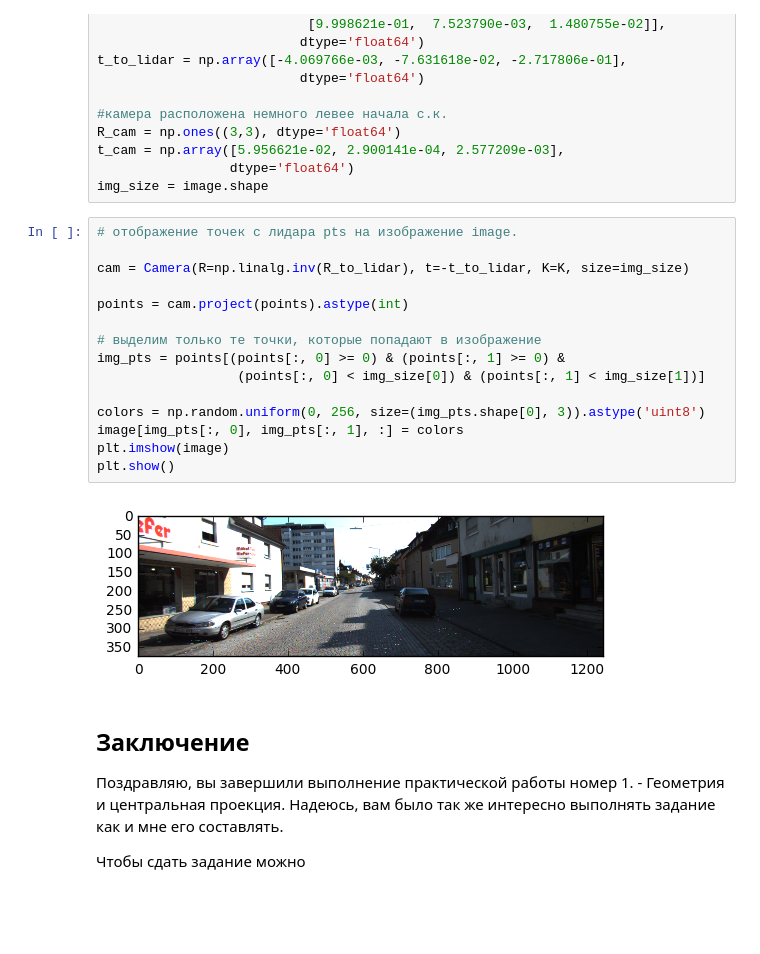
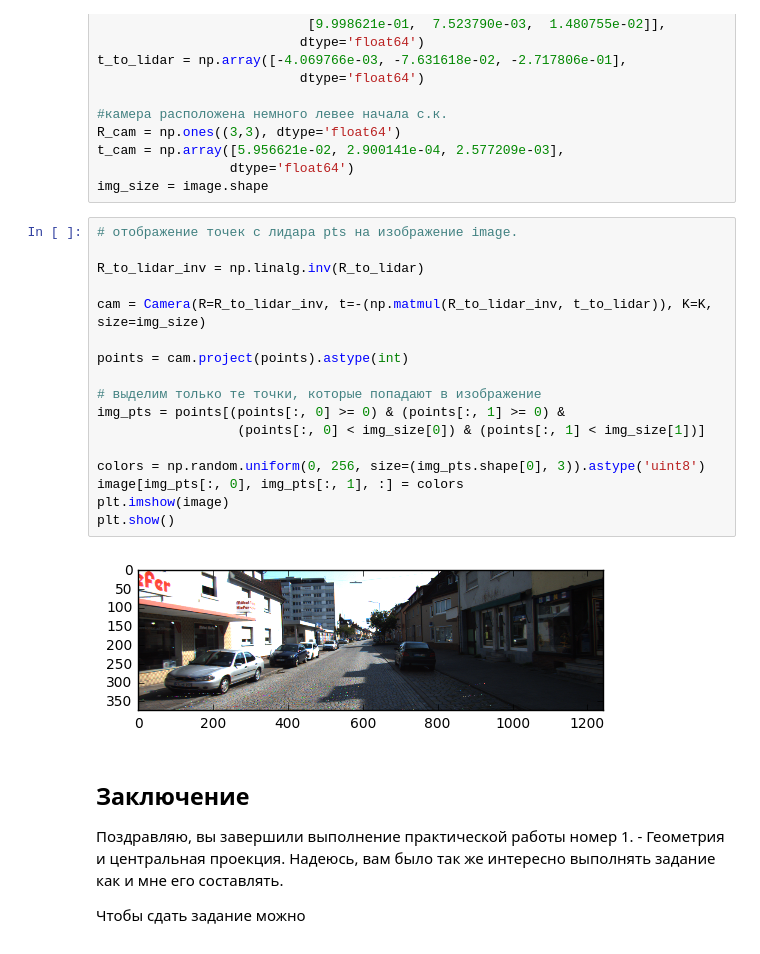
Before and after one commit to vicproon/camgeom, a Jupyter notebook: notebooks/geometry_and_monocular.ipynb, the cells around one changed output. Drawn from its saved outputs; the diff is of its cells as text; blank space fills up the shorter version.

Commit message:
FIX: camera's matrix

```diff
--- a/notebooks/geometry_and_monocular.ipynb
+++ b/notebooks/geometry_and_monocular.ipynb
@@ -402,20 +396,22 @@ img_size = image.shape
 # %%
 # отображение точек с лидара pts на изображение image.
 
-cam = Camera(R=np.linalg.inv(R_to_lidar), t=-t_to_lidar, K=K, size=img_size)
+R_to_lidar_inv = np.linalg.inv(R_to_lidar)
+
+cam = Camera(R=R_to_lidar_inv, t=-(np.matmul(R_to_lidar_inv, t_to_lidar)), K=K, size=img_size)
 
 points = cam.project(points).astype(int)
 
 # выделим только те точки, которые попадают в изображение
 img_pts = points[(points[:, 0] >= 0) & (points[:, 1] >= 0) &
                   (points[:, 0] < img_size[0]) & (points[:, 1] < img_size[1])]
 
 colors = np.random.uniform(0, 256, size=(img_pts.shape[0], 3)).astype('uint8')
 image[img_pts[:, 0], img_pts[:, 1], :] = colors
 plt.imshow(image)
 plt.show()
 # %% [output]
-[figure, old version]
+[figure, new version]
 # %% [markdown]
 ## Заключение
 Поздравляю, вы завершили выполнение практической работы номер 1. - Геометрия и центральная проекция.
```
Also changed, not shown: parts of 10 cells of this notebook.
